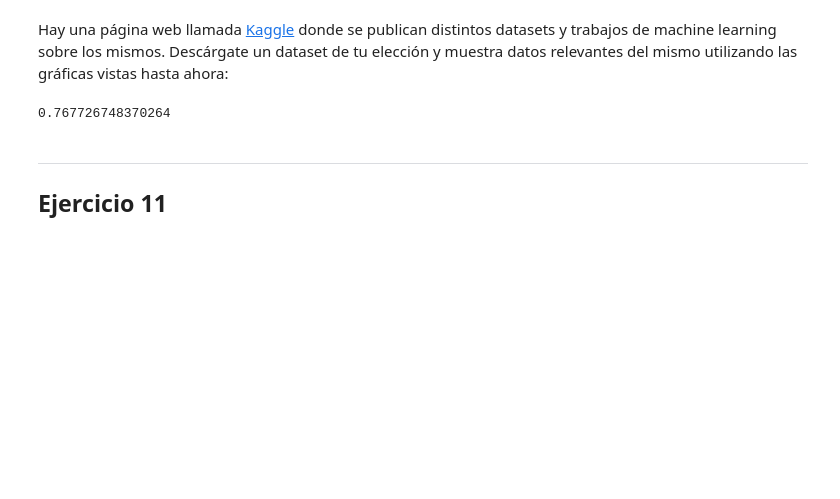
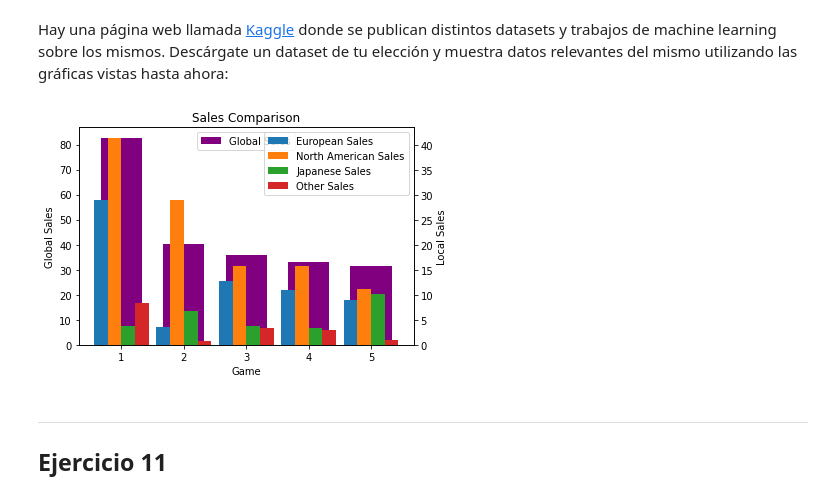
Before and after one commit to CarlosRyu98/PIA, a Jupyter notebook: 02 Desarrollo de aplicaciones de IA/03_Matplotlib_Ejercicios_3.ipynb, the cells around one changed output. Saved outputs shown, nothing was run; the diff lists cells and outputs as text; code cells hidden in the pictures; blank space fills up the shorter version.

```diff
--- a/02 Desarrollo de aplicaciones de IA/03_Matplotlib_Ejercicios_3.ipynb
+++ b/02 Desarrollo de aplicaciones de IA/03_Matplotlib_Ejercicios_3.ipynb
@@ -194,15 +194,3 @@ plt.show()
 ## Ejercicio 10
 # %% [markdown]
 Hay una página web llamada [Kaggle](https://www.kaggle.com/datasets) donde se publican distintos datasets y trabajos de machine learning sobre los mismos. Descárgate un dataset de tu elección y muestra datos relevantes del mismo utilizando las gráficas vistas hasta ahora:
-# %%
-df = pd.read_csv("03-videogames.csv")
-print(df.EU_Sales.corr(df.NA_Sales))
-plt.bar(df.EU_Sales, df.Rank, label = "Sales EU")
-plt.bar(df.NA_Sales, df.Rank, label = "Sales NA")
-
-plt.title("Comparacion Sales")
-plt.legend()
-
-plt.show()
-# %% [output]
-0.767726748370264
@@ -209,3 +199,39 @@ plt.show()
+# %%
+df10 = df.head(5)
+
+
+fig, a1 = plt.subplots()
+a2 = a1.twinx()
+w = .66
+localBar = a2.bar(df10.Rank-w/2, df10.EU_Sales, label = "European Sales", width = w/3)
+localBar = a2.bar(df10.Rank-w/6, df10.NA_Sales, label = "North American Sales", width = w/3)
+localBar = a2.bar(df10.Rank+w/6, df10.JP_Sales, label = "Japanese Sales", width = w/3)
+localBar = a2.bar(df10.Rank+w/2, df10.Other_Sales, label = "Other Sales", width = w/3)
+
+globalBar = a1.bar(df10.Rank, df10.Global_Sales, label = "Global Sales", width = w, color = "purple")
+
+plt.title("Sales Comparison")
+a1.set_xlabel("Game")
+a1.set_ylabel("Global Sales")
+a2.set_ylabel("Local Sales")
+a1.legend(loc = 9)
+a2.legend(loc = 1)
+
+
+# plt.bar(df10.Rank+.375, df10.Global_Sales, label = "Global Sales", width = .75, color = "purple")
+# plt.bar(df10.Rank, df10.EU_Sales, label = "European Sales", width = 0.25)
+# plt.bar(df10.Rank+.25, df10.NA_Sales, label = "North American Sales", width = 0.25)
+# plt.bar(df10.Rank+.5, df10.JP_Sales, label = "Japanese Sales", width = 0.25)
+# plt.bar(df10.Rank+.75, df10.Other_Sales, label = "Other Sales", width = 0.25)
+
+# plt.title("Comparacion Sales")
+# plt.xlabel("Juego")
+# plt.ylabel("M. Ventas")
+# plt.legend()
+
+plt.show()
+# %% [output]
+[figure, added]
 # %% [markdown]
 ---
 ## Ejercicio 11
```
Also changed, not shown: parts of 4 cells of this notebook.
